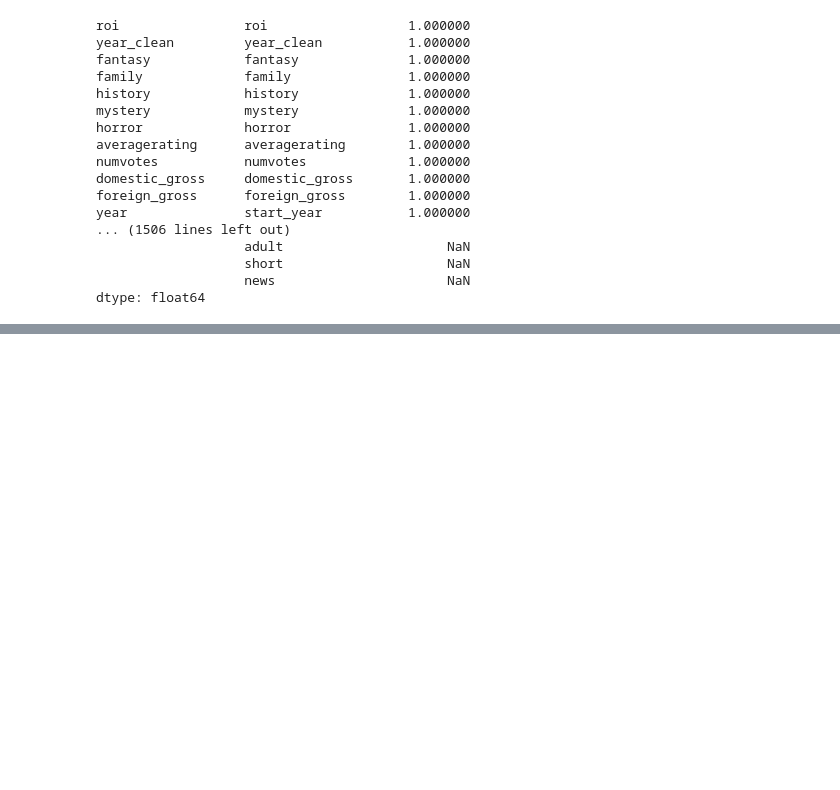
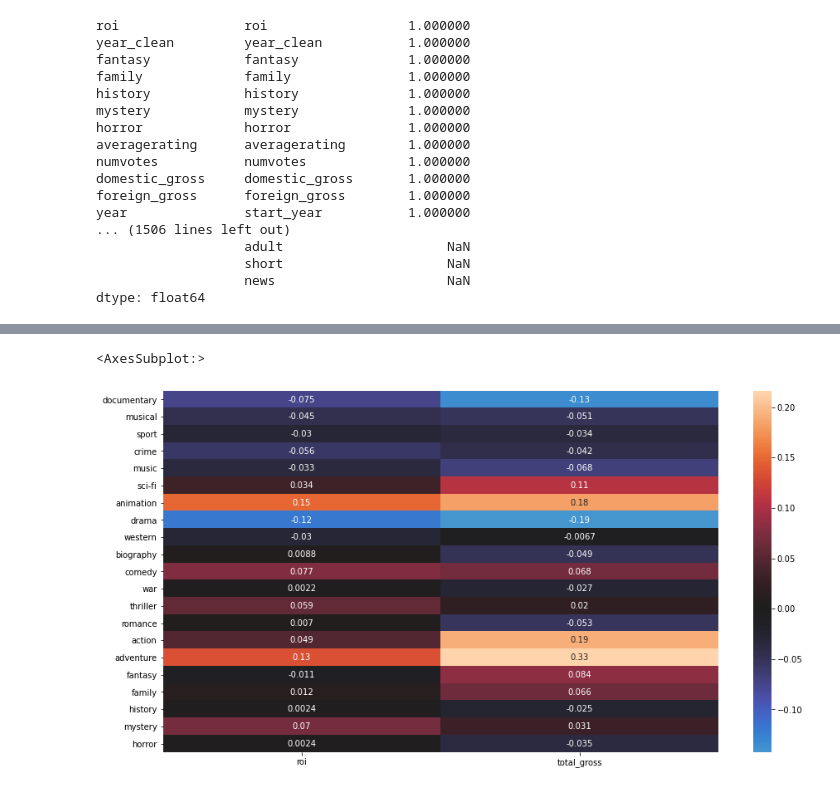
Before and after one commit to kaiuechi/flatiron-movie-analysis, a Jupyter notebook: EDA.ipynb, the cells around one changed output, grey strips where cells are left out. Saved outputs shown, nothing was run; the diff lists cells and outputs as text; code cells hidden in the pictures; blank space fills up the shorter version.

```diff
--- a/EDA.ipynb
+++ b/EDA.ipynb
@@ -1132,0 +1113,17 @@ df_dropOutliers.corr()
+# %%
+corr_col = ['documentary', 'talk-show', 'musical', 'game-show', 'sport', 'crime', 'music', 'reality-tv',
+            'sci-fi', 'adult', 'animation', 'drama', 'western', 'biography', 'comedy', 'war', 'short',
+            'thriller', 'romance', 'action', 'adventure', 'fantasy', 'family', 'history', 'mystery', 'horror', 'news',
+            'roi', 'total_gross']
+
+
+
+plt.figure(figsize = (15,8))
+df_corr = df_dropOutliers[corr_col].corr()[['roi', 'total_gross']]
+df_corr.dropna(inplace=True)
+df_corr.drop(['roi', 'total_gross'], inplace=True)
+sns.heatmap(df_corr, center=0, robust=True, annot=True)
+#df_dropOutliers.corr()
+# %% [output]
+<AxesSubplot:>
+[figure, added]
```
Also changed, not shown: parts of 12 cells of this notebook.
